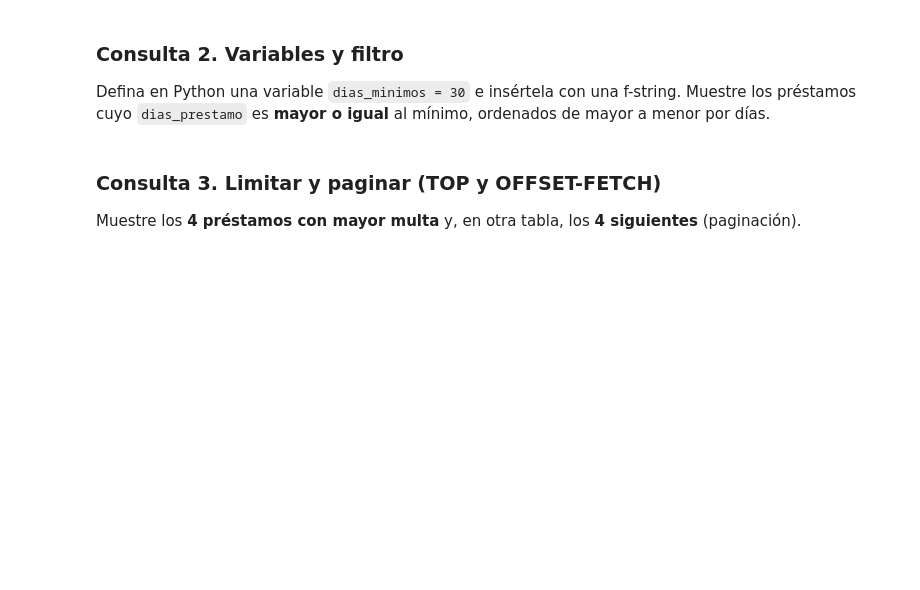
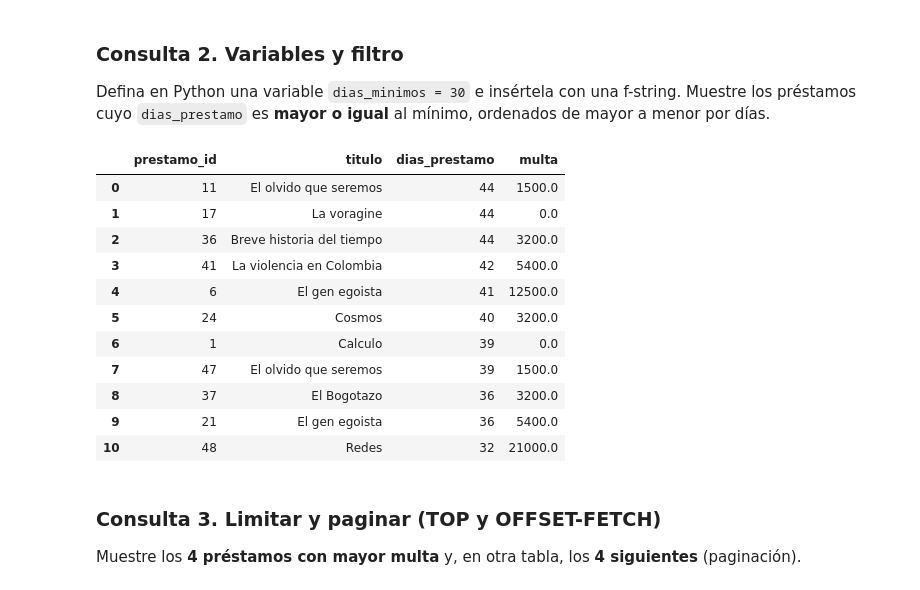
Before and after one commit to michaelmorantesp/diplomado-sqlserver, a Jupyter notebook: M2_taller_notebook_estudiante.ipynb, the cells around one changed output. Saved outputs shown, nothing was run; the diff lists cells and outputs as text; code cells hidden in the pictures; blank space fills up the shorter version.

```diff
--- a/M2_taller_notebook_estudiante.ipynb
+++ b/M2_taller_notebook_estudiante.ipynb
@@ -155,8 +191,28 @@ Muestre los **primeros 8 lectores**, ordenados por `sede`.
 Defina en Python una variable `dias_minimos = 30` e insértela con una f-string. Muestre los préstamos cuyo `dias_prestamo` es **mayor o igual** al mínimo, ordenados de mayor a menor por días.
 # %%
 # Consulta 2. Variables y filtro
-# Escriba aqui su consulta con pd.read_sql(...)
-# Recuerde terminar la celda con df (o display(df)) para ver la tabla.
+dias_minimos = 30
+
+df = pd.read_sql(f"""
+SELECT prestamo_id, titulo, dias_prestamo, multa
+FROM prestamos
+WHERE dias_prestamo >= {dias_minimos}
+ORDER BY dias_prestamo DESC
+""", con)
+df
+# %% [output]
+|  | prestamo_id | titulo | dias_prestamo | multa |
+| 0 | 11 | El olvido que seremos | 44 | 1500.0 |
+| 1 | 17 | La voragine | 44 | 0.0 |
+| 2 | 36 | Breve historia del tiempo | 44 | 3200.0 |
+| 3 | 41 | La violencia en Colombia | 42 | 5400.0 |
+| 4 | 6 | El gen egoista | 41 | 12500.0 |
+| 5 | 24 | Cosmos | 40 | 3200.0 |
+| 6 | 1 | Calculo | 39 | 0.0 |
+| 7 | 47 | El olvido que seremos | 39 | 1500.0 |
+| 8 | 37 | El Bogotazo | 36 | 3200.0 |
+| 9 | 21 | El gen egoista | 36 | 5400.0 |
+| 10 | 48 | Redes | 32 | 21000.0 |
 # %% [markdown]
 ### Consulta 3. Limitar y paginar (TOP y OFFSET-FETCH)
 Muestre los **4 préstamos con mayor multa** y, en otra tabla, los **4 siguientes** (paginación).
```
Also changed, not shown: parts of 14 cells of this notebook, 13 other files.
